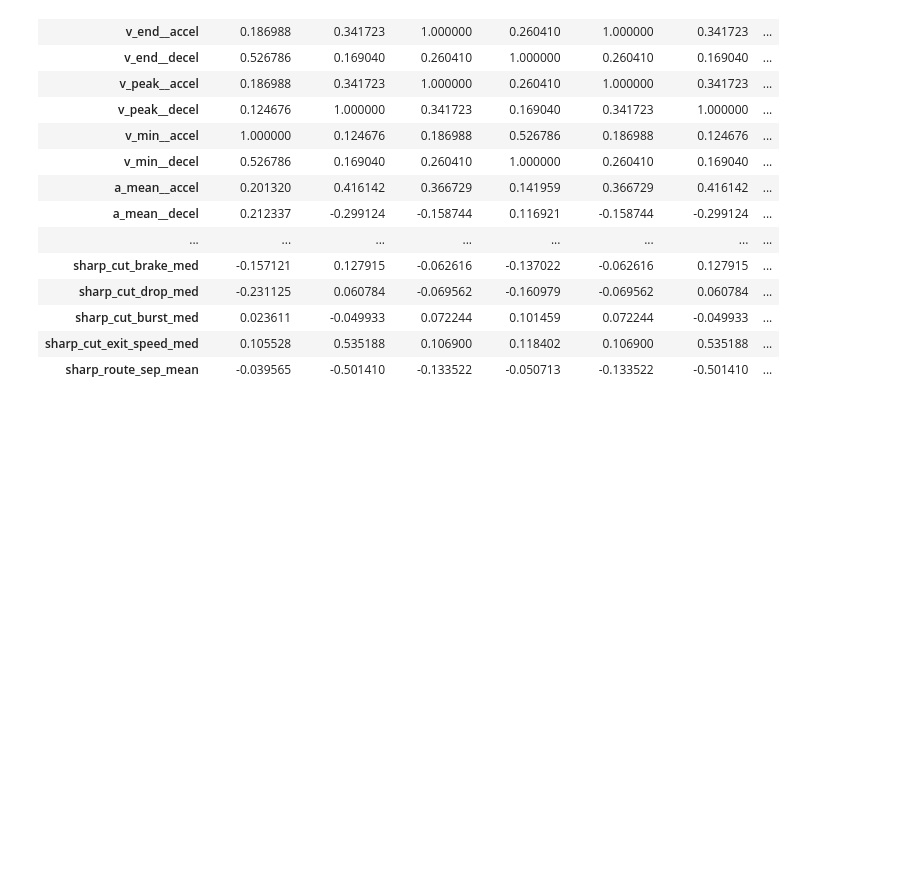
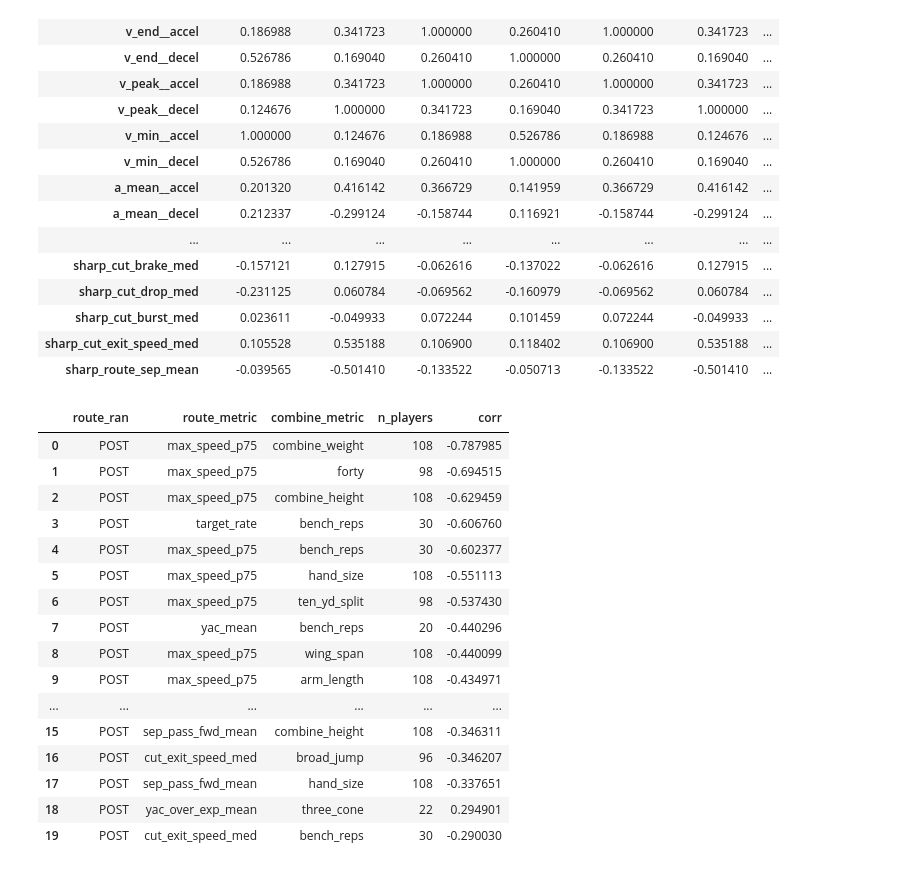
Before and after one commit to gatywilliam/numlds-400-final-project, a Jupyter notebook: src/local_eda_wgaty.ipynb, the cells around one changed output. Saved outputs shown, nothing was run; the diff lists cells and outputs as text; code cells hidden in the pictures; blank space fills up the shorter version.

```diff
--- a/src/local_eda_wgaty.ipynb
+++ b/src/local_eda_wgaty.ipynb
@@ -1364,0 +1637,21 @@ with pd.option_context('display.max_columns', None):
+# %%
+top_out_corrs = correlate_combine_to_route(plays_summary, pd.read_sql("SELECT * FROM df_combine_results", con), route_name="POST")
+top_out_corrs
+# %% [output]
+|  | route_ran | route_metric | combine_metric | n_players | corr |
+| 0 | POST | max_speed_p75 | combine_weight | 108 | -0.787985 |
+| 1 | POST | max_speed_p75 | forty | 98 | -0.694515 |
+| 2 | POST | max_speed_p75 | combine_height | 108 | -0.629459 |
+| 3 | POST | target_rate | bench_reps | 30 | -0.606760 |
+| 4 | POST | max_speed_p75 | bench_reps | 30 | -0.602377 |
+| 5 | POST | max_speed_p75 | hand_size | 108 | -0.551113 |
+| 6 | POST | max_speed_p75 | ten_yd_split | 98 | -0.537430 |
+| 7 | POST | yac_mean | bench_reps | 20 | -0.440296 |
+| 8 | POST | max_speed_p75 | wing_span | 108 | -0.440099 |
+| 9 | POST | max_speed_p75 | arm_length | 108 | -0.434971 |
+| ... | ... | ... | ... | ... | ... |
+| 15 | POST | sep_pass_fwd_mean | combine_height | 108 | -0.346311 |
+| 16 | POST | cut_exit_speed_med | broad_jump | 96 | -0.346207 |
+| 17 | POST | sep_pass_fwd_mean | hand_size | 108 | -0.337651 |
+| 18 | POST | yac_over_exp_mean | three_cone | 22 | 0.294901 |
+| 19 | POST | cut_exit_speed_med | bench_reps | 30 | -0.290030 |
```
Also changed, not shown: parts of 9 cells of this notebook.
